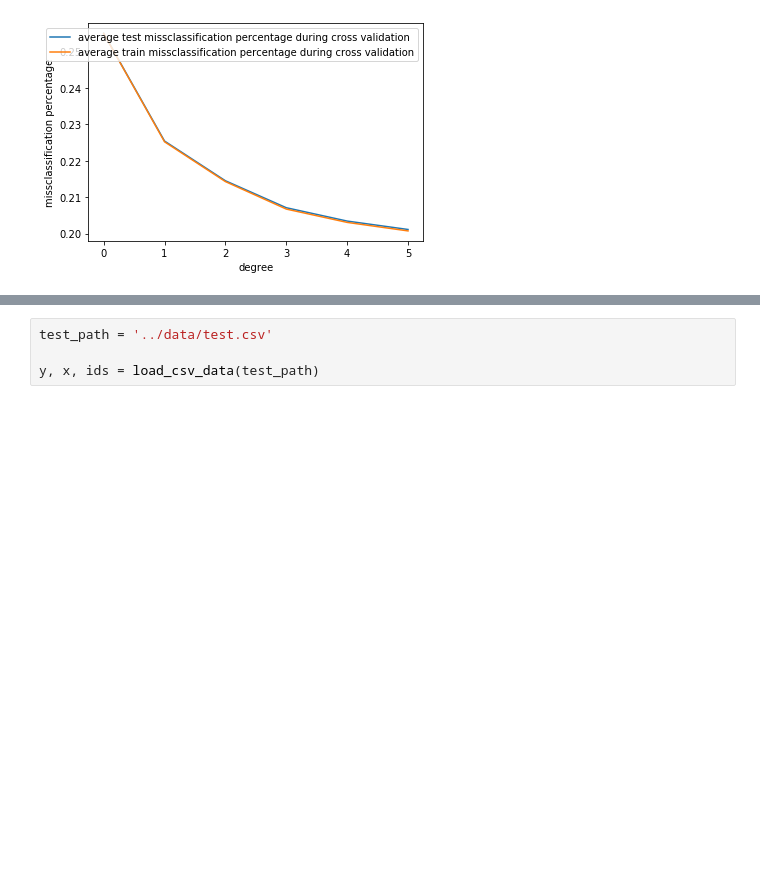
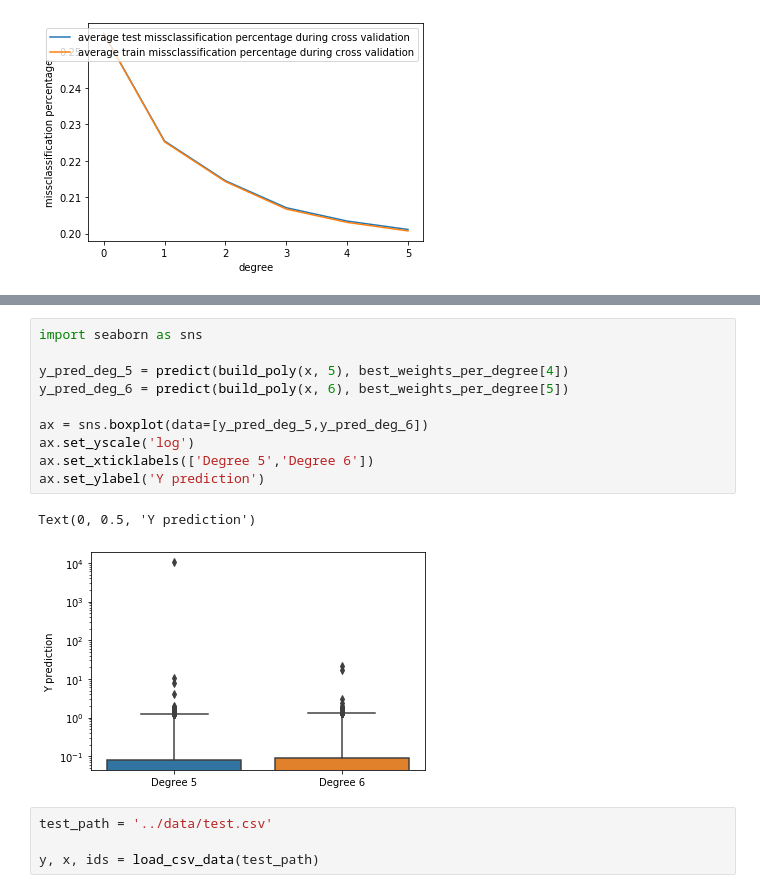
Before and after one commit to KamranSattary/ML-CS-433-Project-1, a Jupyter notebook: src/Ridge Regression.ipynb, the cells around one changed output, grey strips where cells are left out. Drawn from its saved outputs; the diff is of its cells as text; blank space fills up the shorter version.

```diff
--- a/src/Ridge Regression.ipynb
+++ b/src/Ridge Regression.ipynb
@@ -306,3 +322,16 @@ sum(y_pred == y)
+# %%
+import seaborn as sns
+
+y_pred_deg_5 = predict(build_poly(x, 5), best_weights_per_degree[4])
+y_pred_deg_6 = predict(build_poly(x, 6), best_weights_per_degree[5])
+
+ax = sns.boxplot(data=[y_pred_deg_5,y_pred_deg_6])
+ax.set_yscale('log')
+ax.set_xticklabels(['Degree 5','Degree 6'])
+ax.set_ylabel('Y prediction')
+# %% [output]
+Text(0, 0.5, 'Y prediction')
+[figure, added]
 # %%
 test_path = '../data/test.csv'
 
```
Also changed, not shown: parts of 4 cells of this notebook.
